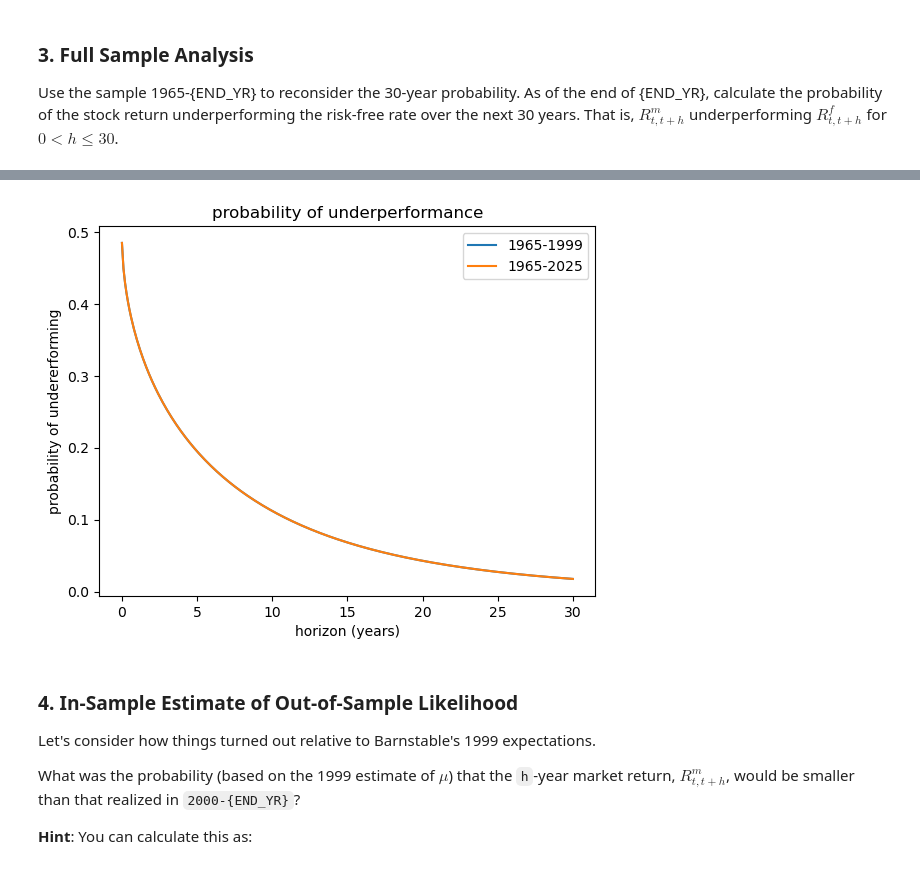
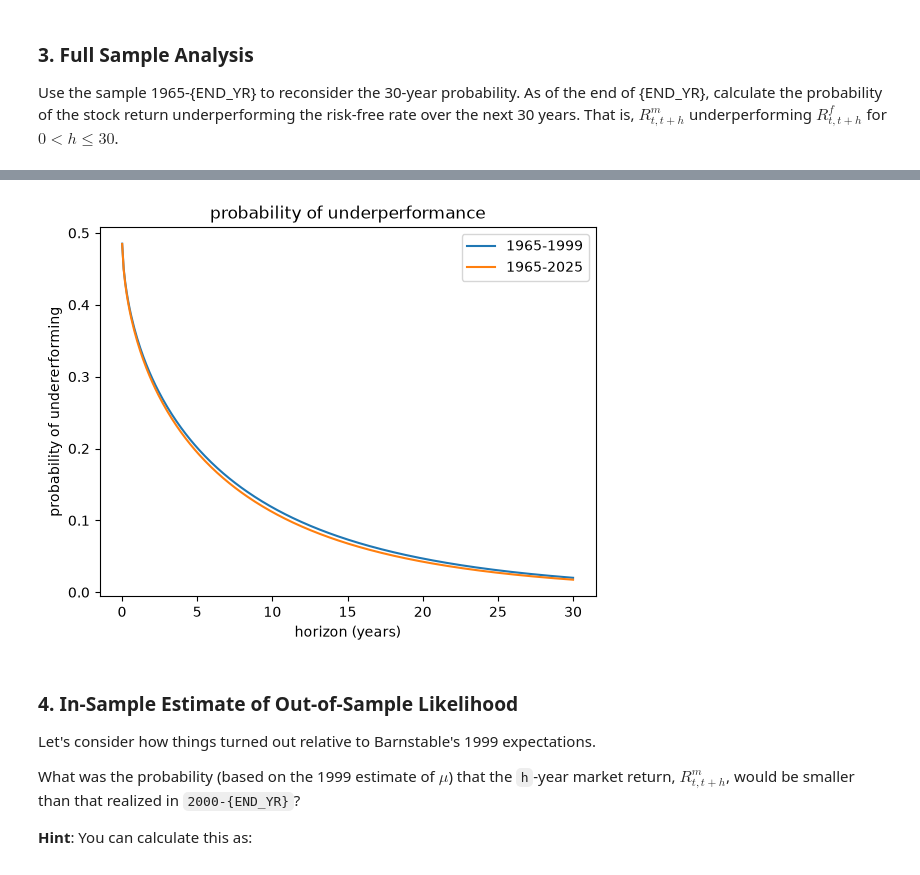
Before and after one commit to forddendorf/finm36700_group1A, a Jupyter notebook: Portfolio_hw3.ipynb, the cells around one changed output, grey strips where cells are left out. Saved outputs shown, nothing was run; the diff lists cells and outputs as text; code cells hidden in the pictures.

```diff
--- a/Portfolio_hw3.ipynb
+++ b/Portfolio_hw3.ipynb
@@ -55,7 +55,7 @@ barnstable['rm'] = barnstable['SPX']
 barnstable['rm excess'] = barnstable['rm'] - barnstable['rf']
 barnstable['log rf'] = np.log1p(barnstable['rf'])
 barnstable['log rm'] = np.log1p(barnstable['rm'])
-barnstable['log rm excess'] = np.log1p(barnstable['rm excess'])
+barnstable['log rm excess'] = barnstable['log rm'] - barnstable['log rf']
 
 sub_sample1 = barnstable[(barnstable['date'].dt.year >= 1965) & (barnstable['date'].dt.year <= 1999)]
 sub_sample2 = barnstable[(barnstable['date'].dt.year >= 2000) & (barnstable['date'].dt.year <= 2025)]
@@ -72,5 +72,5 @@ summary = pd.DataFrame({
     ('1926-2025', 'mean'): full_sample[relevant_cols].mean() * 12,
     ('1926-2025', 'vol'): full_sample[relevant_cols].std() * np.sqrt(12),
 })
-print(summary)
+display(summary)
 # %% [output]
@@ -172,15 +185,15 @@ h = 30: 0.017672760624666176
 # %%
 # Plot for 0 < h <= 30, with the 1965-1999 curve for comparison
 h = np.linspace(0.01, 30, 300)
-plt.plot(h, calc_prob_65to25(h), label='1965-1999')
+plt.plot(h, calc_prob(h), label='1965-1999')
 plt.plot(h, calc_prob_65to25(h), label='1965-2025')
 plt.xlabel('horizon (years)')
 plt.ylabel('probability of undererforming')
 plt.title('probability of underperformance')
 plt.legend()
 plt.show()
 # %% [output]
-[figure, old version]
+[figure, new version]
 # %% [markdown]
 ### 4. In-Sample Estimate of Out-of-Sample Likelihood
 
```
Also changed, not shown: parts of 8 cells of this notebook.
